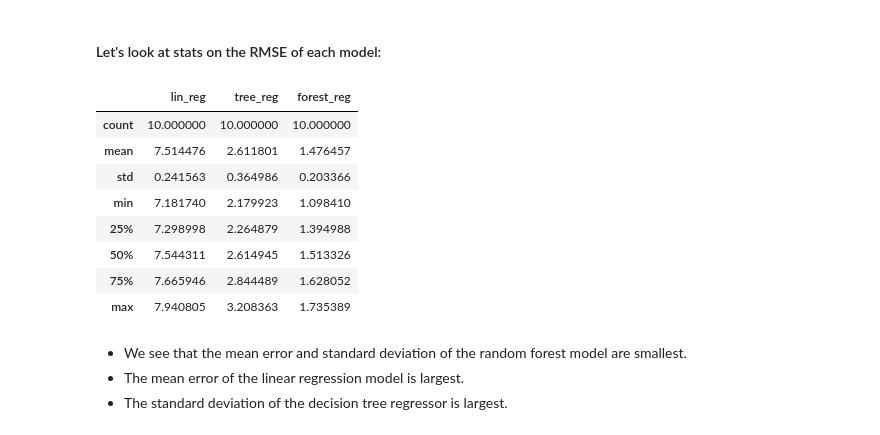
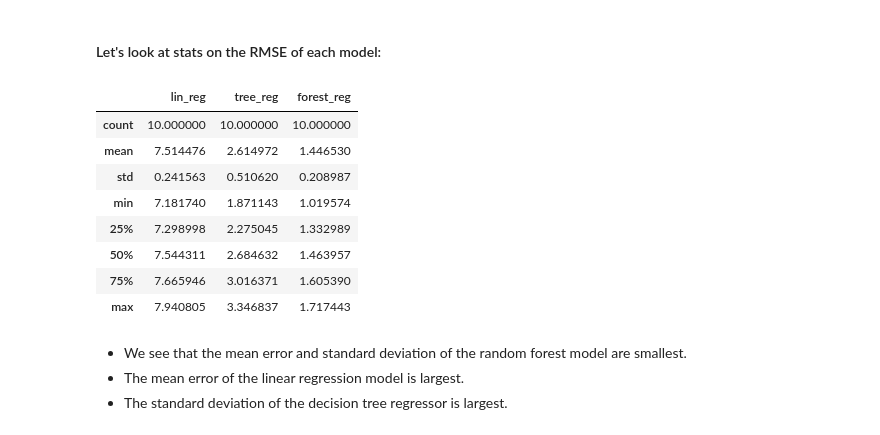
Before and after one commit to gs354/parkinsons_telemonitoring, a Jupyter notebook: parkinsons_telemonitoring/parkinsons_predict.ipynb, the cells around one changed output. Cells and saved outputs as stored; diff of their text form; code cells hidden in the pictures.

```diff
--- a/parkinsons_telemonitoring/parkinsons_predict.ipynb
+++ b/parkinsons_telemonitoring/parkinsons_predict.ipynb
@@ -354,16 +354,10 @@ def get_cross_val_scores(
     scoring="neg_mean_squared_error",
     folds=10,
     neg_mse_to_rmse=True,
-    print_scores=False,
 ):
     scores = cross_val_score(model, X, y, scoring=scoring, cv=folds)
     if neg_mse_to_rmse:
         scores=np.sqrt(-scores)
-    if print_scores:
-        print(f"Model: {model}")
-        print("Scores:", scores)
-        print("Mean:", scores.mean())
-        print("Standard deviation:", scores.std())
     return scores
 # %% [markdown]
 #### Now we'll run a 10-fold cross validation on our training data set for the three models:
@@ -381,18 +382,18 @@ for model in models:
 # %% [markdown]
 #### Let's look at stats on the RMSE of each model:
-# %%
-baseline_rmse = pd.DataFrame(scores_dict)
-baseline_rmse.describe()
-# %% [output]
-|  | lin_reg | tree_reg | forest_reg |
-| count | 10.000000 | 10.000000 | 10.000000 |
-| mean | 7.514476 | 2.611801 | 1.476457 |
-| std | 0.241563 | 0.364986 | 0.203366 |
-| min | 7.181740 | 2.179923 | 1.098410 |
-| 25% | 7.298998 | 2.264879 | 1.394988 |
-| 50% | 7.544311 | 2.614945 | 1.513326 |
-| 75% | 7.665946 | 2.844489 | 1.628052 |
-| max | 7.940805 | 3.208363 | 1.735389 |
+# %%
+baseline_rmse = get_cross_val_score_df(model_dict=models, X=X_scaled, y=y)
+baseline_rmse.describe()
+# %% [output]
+|  | lin_reg | tree_reg | forest_reg |
+| count | 10.000000 | 10.000000 | 10.000000 |
+| mean | 7.514476 | 2.614972 | 1.446530 |
+| std | 0.241563 | 0.510620 | 0.208987 |
+| min | 7.181740 | 1.871143 | 1.019574 |
+| 25% | 7.298998 | 2.275045 | 1.332989 |
+| 50% | 7.544311 | 2.684632 | 1.463957 |
+| 75% | 7.665946 | 3.016371 | 1.605390 |
+| max | 7.940805 | 3.346837 | 1.717443 |
 # %% [markdown]
 - We see that the mean error and standard deviation of the random forest model are smallest.
 - The mean error of the linear regression model is largest.
```
Also changed, not shown: parts of 11 cells of this notebook.
